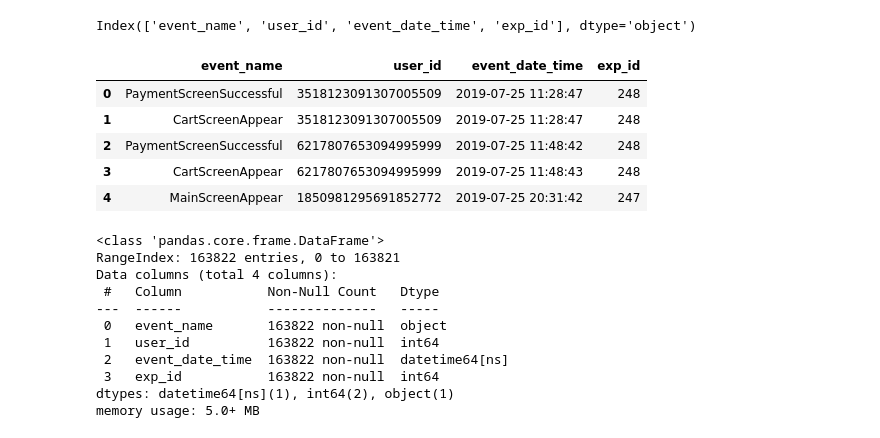
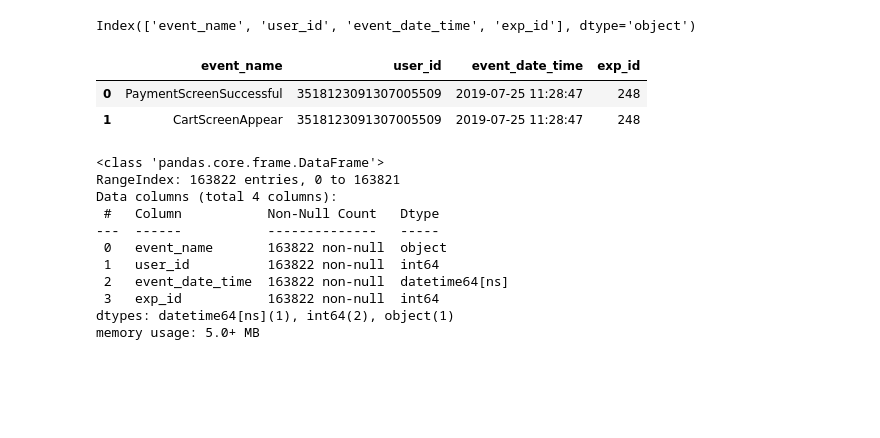
Before and after one commit to qwerty8909/tgu_data_analyst, a Jupyter notebook: ab_test_empty.ipynb, the cells around one changed output. Cells and saved outputs as stored; diff of their text form; code cells hidden in the pictures; blank space fills up the shorter version.

```diff
--- a/ab_test_empty.ipynb
+++ b/ab_test_empty.ipynb
@@ -135,14 +137,11 @@ Index(['event_name', 'user_id', 'event_date_time', 'exp_id'], dtype='object')
 # %%
 df['event_date_time'] = pd.to_datetime(df['event_date_time'], origin='unix', unit = 's')
 # %%
-df.head()
+df.head(2)
 # %% [output]
 |  | event_name | user_id | event_date_time | exp_id |
 | 0 | PaymentScreenSuccessful | 3518123091307005509 | 2019-07-25 11:28:47 | 248 |
 | 1 | CartScreenAppear | 3518123091307005509 | 2019-07-25 11:28:47 | 248 |
-| 2 | PaymentScreenSuccessful | 6217807653094995999 | 2019-07-25 11:48:42 | 248 |
-| 3 | CartScreenAppear | 6217807653094995999 | 2019-07-25 11:48:43 | 248 |
-| 4 | MainScreenAppear | 1850981295691852772 | 2019-07-25 20:31:42 | 247 |
 # %%
 df.info()
 # %% [output]
```
Also changed, not shown: parts of 39 cells of this notebook, 4 other files.
